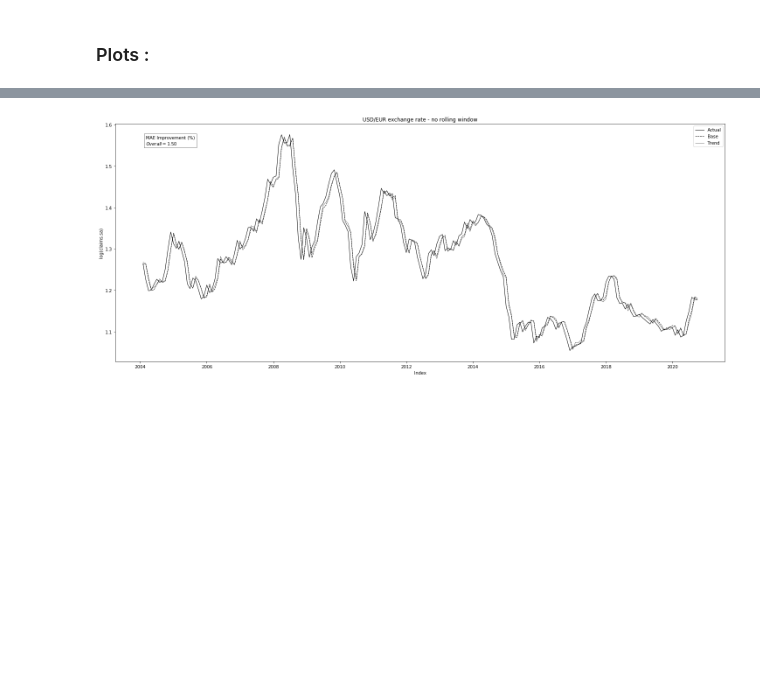
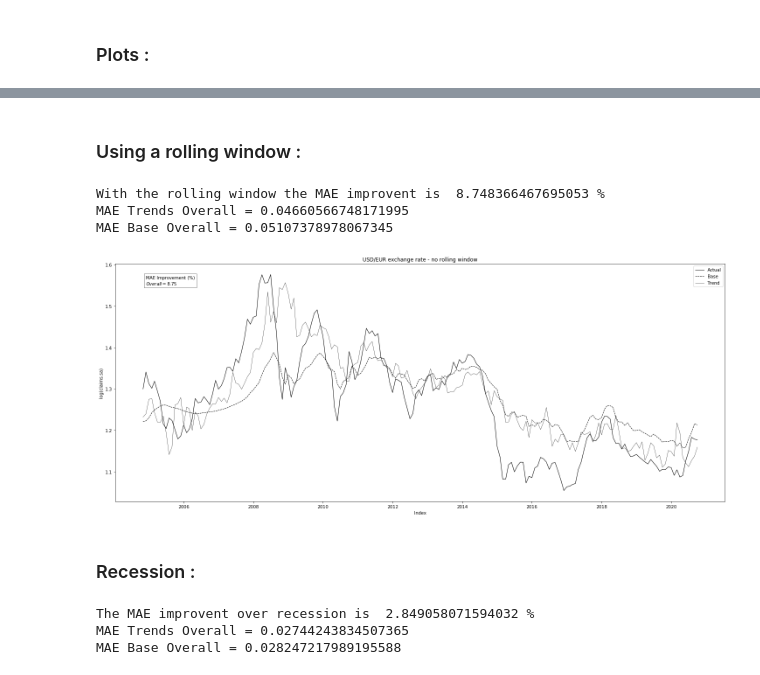
Before and after one commit to epfl-ada/ada-2020-project-milestone-p3-p3_adaimb, a Jupyter notebook: MilestoneP4.ipynb, the cells around one changed output, grey strips where cells are left out. Saved outputs shown, nothing was run; the diff lists cells and outputs as text; code cells hidden in the pictures; blank space fills up the shorter version.

```diff
--- a/MilestoneP4.ipynb
+++ b/MilestoneP4.ipynb
@@ -745,20 +764,81 @@ MAE Base Overall = 0.016686468459872764
+# %% [markdown]
+### Using a rolling window :
+# %%
+#Rolling window with k = 17 observations.
+k = 10
+
+#Base model
+preds=[]
+for i in range(k,len(data_rate)):
+    x_train = data_rate.iloc[:i-1,:]
+    mod = smf.ols(formula='EXUSEU ~ s1    ',data=x_train)
+    res = mod.fit()
+    pred = res.params[0] + res.params[1]*data_rate.s1[i]
+    preds.append(pred)
+
+#Trends model
+preds_trend = []
+for i in range(k,len(data_rate)):
+    x_train = data_rate.iloc[:i-1,:]
+    mod = smf.ols(formula='EXUSEU ~ s1 + D_Inflation + D_Prices + D_CPI + D_Cheap',data=x_train)
+    res = mod.fit()
+    pred = res.params[0] + res.params[1]*data_rate['s1'][i] + res.params[2]*data_rate['D_Inflation'][i]+ res.params[3]*data_rate['D_Prices'][i] +res.params[4]*data_rate['D_CPI'][i] + res.params[5]*data_rate['D_Cheap'][i]
+    preds_trend.append(pred)
+
+mae_base_overall = mean_absolute_error(data_rate.EXUSEU[k:],preds)/(data_rate.EXUSEU[k:].mean())
+mae_trends_overall = mean_absolute_error(data_rate.EXUSEU[k:],preds_trend)/(data_rate.EXUSEU[k:].mean())
+improvement_overall = (mae_base_overall-mae_trends_overall)/mae_base_overall*100
+print('With the rolling window the MAE improvent is ',improvement_overall,'%')
+
+print('MAE Trends Overall =',mae_trends_overall)
+print('MAE Base Overall =',mae_base_overall)
+# %% [output]
+With the rolling window the MAE improvent is  8.748366467695053 %
+MAE Trends Overall = 0.04660566748171995
+MAE Base Overall = 0.05107378978067345
 # %%
 #Plots :
 fig,ax = plt.subplots()
-ax.plot(data_rate['Month'][1:],data_rate['EXUSEU'][1:],color='black',label='Actual',linewidth=1)
-ax.plot(data_rate['Month'][1:],Predictions,linestyle='--',color='black',label='Base',linewidth=1)
-ax.plot(data_rate['Month'][1:],Predictions_trends,color='black',linewidth=0.5,label='Trend')
+ax.plot(data_rate['Month'][k:],data_rate['EXUSEU'][k:],color='black',label='Actual',linewidth=1)
+ax.plot(data_rate['Month'][k:],preds,linestyle='--',color='black',label='Base',linewidth=1)
+ax.plot(data_rate['Month'][k:],preds_trend,color='black',linewidth=0.5,label='Trend')
 plt.legend()
 textstr = '\n'.join((
     r'MAE Improvement (%)',
     r'$Overall=%.2f$'%(improvement_overall,)))
 
 ax.text(0.05, 0.95, textstr, transform=ax.transAxes, fontsize=10,
         verticalalignment='top',bbox=dict(facecolor='white', alpha=0.5))
 ax.set_ylabel('log(claims.sa)')
 ax.set_xlabel('Index')
 ax.set_title('USD/EUR exchange rate - no rolling window')
 fig.set_size_inches(25,10)
 plt.show()
 # %% [output]
-[figure, old version]
+[figure, new version]
+# %% [markdown]
+### Recession :
+# %%
+Recession_dates = ['2007-12-01','2009-06-01']
+
+#Baseline model
+mod = smf.ols(formula = 'EXUSEU ~ s1', data= data_rate['2004-02-01':'2007-11-01'] )
+res = mod.fit()
+pred = res.params[0] + res.params[1]*data_rate.s1['2007-12-01':'2009-06-01']
+
+# Trends Model :
+mod_trends = smf.ols(formula = 'EXUSEU ~ s1 + D_Inflation + D_Prices + D_CPI + D_Cheap ', data=data_rate['2004-02-01':'2007-11-01'] )
+res_trends = mod_trends.fit()
+pred_trends = res_trends.params[0] + res_trends.params[1]*data_rate['s1']['2007-12-01':'2009-06-01'] + res_trends.params[2]*data_rate['D_Inflation']['2007-12-01':'2009-06-01']+ res_trends.params[3]*data_rate['D_Prices']['2007-12-01':'2009-06-01'] +res_trends.params[4]*data_rate['D_CPI']['2007-12-01':'2009-06-01'] + res_trends.params[5]*data_rate['D_Cheap']['2007-12-01':'2009-06-01']
+
+mae_base_overall = mean_absolute_error(data_rate.EXUSEU['2007-12-01':'2009-06-01'],pred)/(data_rate.EXUSEU['2007-12-01':'2009-06-01'].mean())
+mae_trends_overall = mean_absolute_error(data_rate.EXUSEU['2007-12-01':'2009-06-01'],pred_trends)/(data_rate.EXUSEU['2007-12-01':'2009-06-01'].mean())
+improvement_overall = (mae_base_overall-mae_trends_overall)/mae_base_overall*100
+print('The MAE improvent over recession is ',improvement_overall,'%')
+
+print('MAE Trends Overall =',mae_trends_overall)
+print('MAE Base Overall =',mae_base_overall)
+# %% [output]
+The MAE improvent over recession is  2.849058071594032 %
+MAE Trends Overall = 0.02744243834507365
+MAE Base Overall = 0.028247217989195588
```
Also changed, not shown: parts of 15 cells of this notebook.
